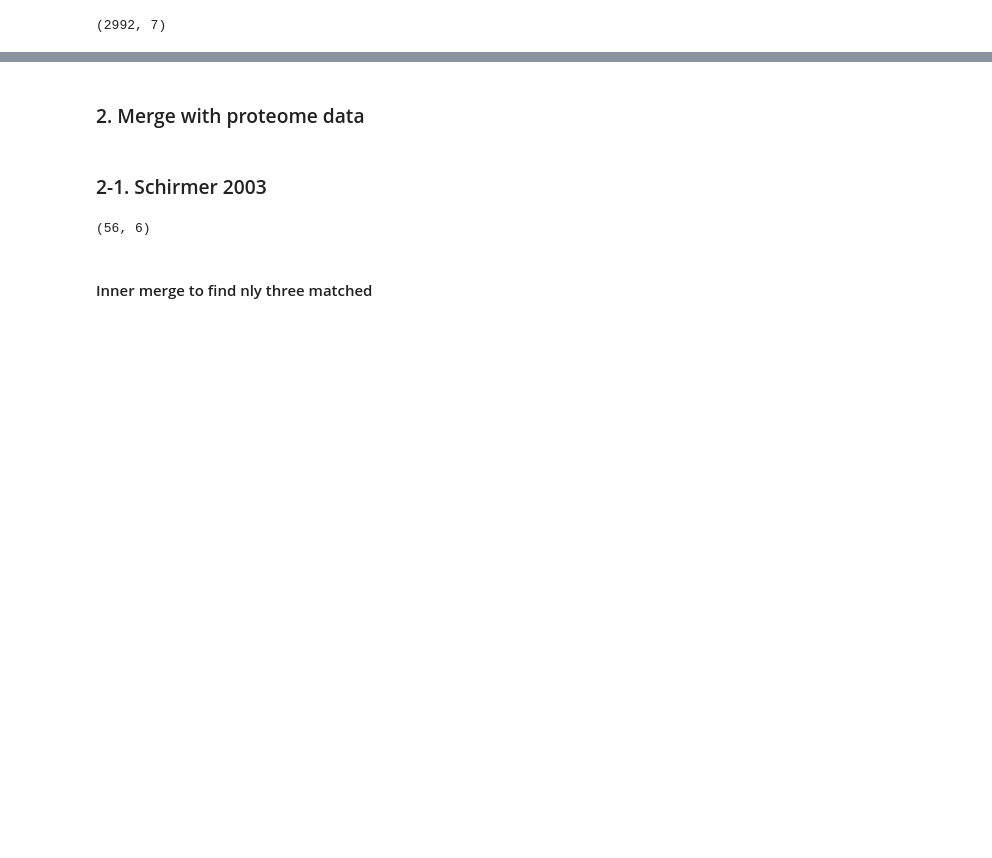
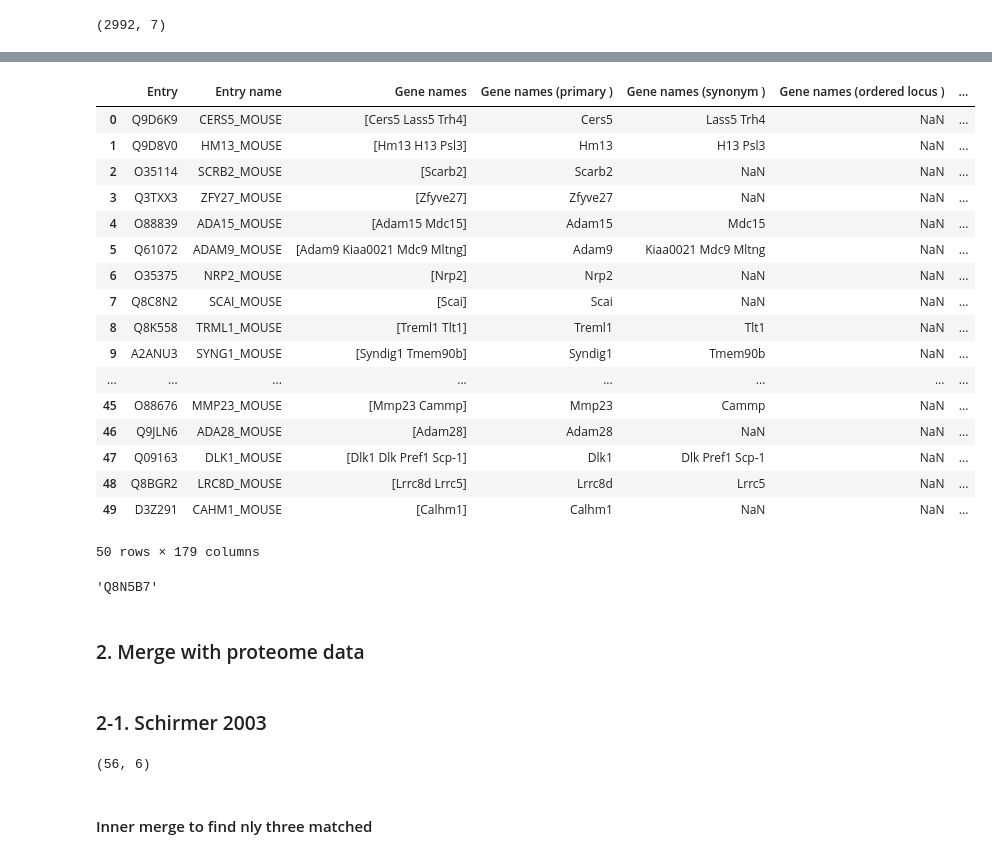
Before and after one commit to shokenlee/Find-AH-NE_MemBrain, a Jupyter notebook: MemBrain_2.5thPart.ipynb, the cells around one changed output, grey strips where cells are left out. Saved outputs shown, nothing was run; the diff lists cells and outputs as text; code cells hidden in the pictures; blank space fills up the shorter version.

```diff
--- a/MemBrain_2.5thPart.ipynb
+++ b/MemBrain_2.5thPart.ipynb
@@ -26,0 +84,21 @@ df[df['Protein_name'].str.contains('209')]
+# %%
+def get_uniprot_id(gene, organism):
+    regex = re.compile(r'(\n)(\w+|\d+)(\n)')
+
+    res = u.search('gene:' + gene + '+AND+organism:' + organism_ids[organism],
+             frmt='tab', columns='id', limit=1)
+    try:
+        mo = regex.search(res)
+    except:
+        print("response not valid")
+        uniprot_id = 'Not_found'
+        return uniprot_id
+
+    if mo is not None:
+        uniprot_id = mo.group(2)
+    else:
+        uniprot_id = 'Not_found'
+
+    sleep(5)
+
+    return uniprot_id
@@ -26,0 +107,6 @@ df[df['Protein_name'].str.contains('209')]
+# %%
+for i, gene in enumerate(df_non_Hs['Gene name']):
+    uniprot_id = get_uniprot_id(gene, 'Human')
+    df.loc[i, 'Uniprot_id_Hs'] = uniprot_id
+    if i % 10 == 0:
+        print(f"{i}th gene done: ", gene, uniprot_id)
@@ -26,0 +154,3 @@ df[df['Protein_name'].str.contains('209')]
+# %%
+df_Mm = df[df['Organism'] == 'Mus musculus (Mouse)']
+df_Mm.shape
@@ -26,0 +180,28 @@ df[df['Protein_name'].str.contains('209')]
+# %%
+_df = u.get_df(df_Mm['Uniprot_ID'].unique())
+# %%
+_df
+# %% [output]
+|  | Entry | Entry name | Gene names | Gene names (primary ) | Gene names (synonym ) | Gene names (ordered locus ) | ... |
+| 0 | Q9D6K9 | CERS5_MOUSE | [Cers5 Lass5 Trh4] | Cers5 | Lass5 Trh4 | NaN | ... |
+| 1 | Q9D8V0 | HM13_MOUSE | [Hm13 H13 Psl3] | Hm13 | H13 Psl3 | NaN | ... |
+| 2 | O35114 | SCRB2_MOUSE | [Scarb2] | Scarb2 | NaN | NaN | ... |
+| 3 | Q3TXX3 | ZFY27_MOUSE | [Zfyve27] | Zfyve27 | NaN | NaN | ... |
+| 4 | O88839 | ADA15_MOUSE | [Adam15 Mdc15] | Adam15 | Mdc15 | NaN | ... |
+| 5 | Q61072 | ADAM9_MOUSE | [Adam9 Kiaa0021 Mdc9 Mltng] | Adam9 | Kiaa0021 Mdc9 Mltng | NaN | ... |
+| 6 | O35375 | NRP2_MOUSE | [Nrp2] | Nrp2 | NaN | NaN | ... |
+| 7 | Q8C8N2 | SCAI_MOUSE | [Scai] | Scai | NaN | NaN | ... |
+| 8 | Q8K558 | TRML1_MOUSE | [Treml1 Tlt1] | Treml1 | Tlt1 | NaN | ... |
+| 9 | A2ANU3 | SYNG1_MOUSE | [Syndig1 Tmem90b] | Syndig1 | Tmem90b | NaN | ... |
+| ... | ... | ... | ... | ... | ... | ... | ... |
+| 45 | O88676 | MMP23_MOUSE | [Mmp23 Cammp] | Mmp23 | Cammp | NaN | ... |
+| 46 | Q9JLN6 | ADA28_MOUSE | [Adam28] | Adam28 | NaN | NaN | ... |
+| 47 | Q09163 | DLK1_MOUSE | [Dlk1 Dlk Pref1 Scp-1] | Dlk1 | Dlk Pref1 Scp-1 | NaN | ... |
+| 48 | Q8BGR2 | LRC8D_MOUSE | [Lrrc8d Lrrc5] | Lrrc8d | Lrrc5 | NaN | ... |
+| 49 | D3Z291 | CAHM1_MOUSE | [Calhm1] | Calhm1 | NaN | NaN | ... |
+50 rows × 179 columns
+# %%
+gene = _df.loc[0, 'Gene names  (primary )']
+get_uniprot_id(gene, 'Human')
+# %% [output]
+'Q8N5B7'
```
Also changed, not shown: parts of 23 cells of this notebook.
